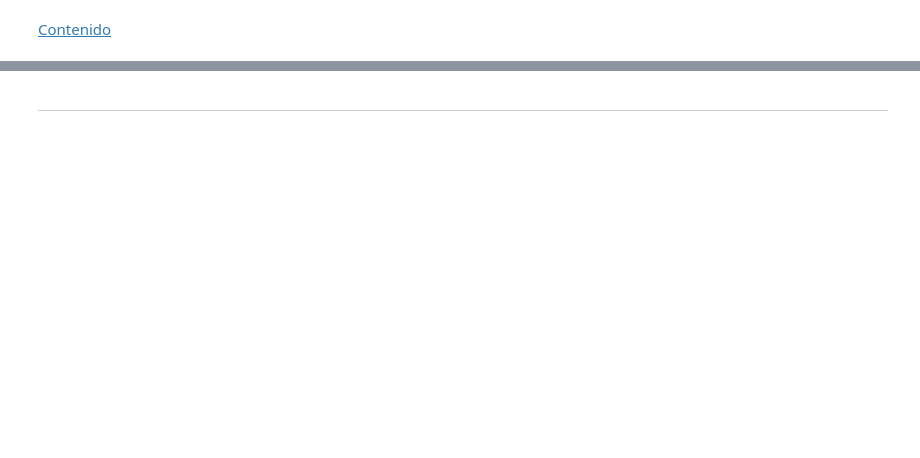
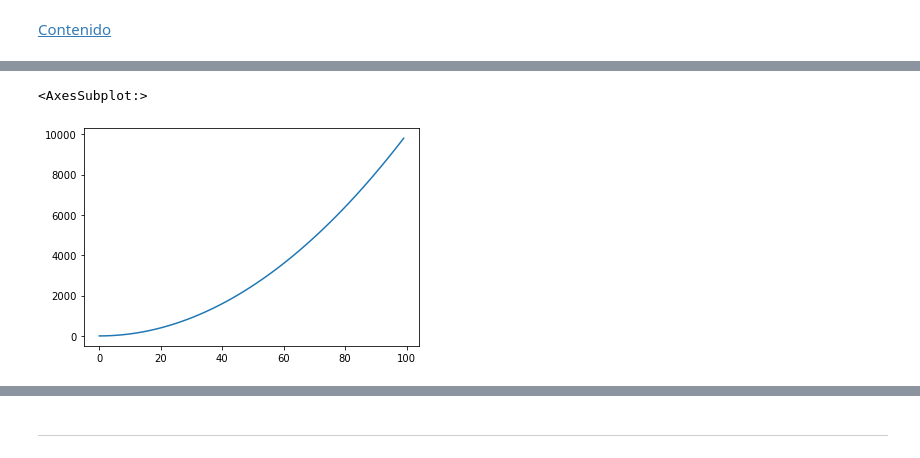
Before and after one commit to dazulu4/data-science-dojo, a Jupyter notebook: P05-visualizacion.ipynb, the cells around one changed output, grey strips where cells are left out. Cells and saved outputs as stored; diff of their text form; code cells hidden in the pictures; blank space fills up the shorter version.

```diff
--- a/P05-visualizacion.ipynb
+++ b/P05-visualizacion.ipynb
@@ -142,0 +160,8 @@ gg.ggplot(pd.DataFrame({'x':np.arange(10)}),
+# %%
+x = range(100)
+y = [value ** 2 for value in x]
+
+sns.lineplot(x, y)
+# %% [output]
+<AxesSubplot:>
+[figure, added]
```
Also changed, not shown: parts of 26 cells of this notebook, 11 other files.
